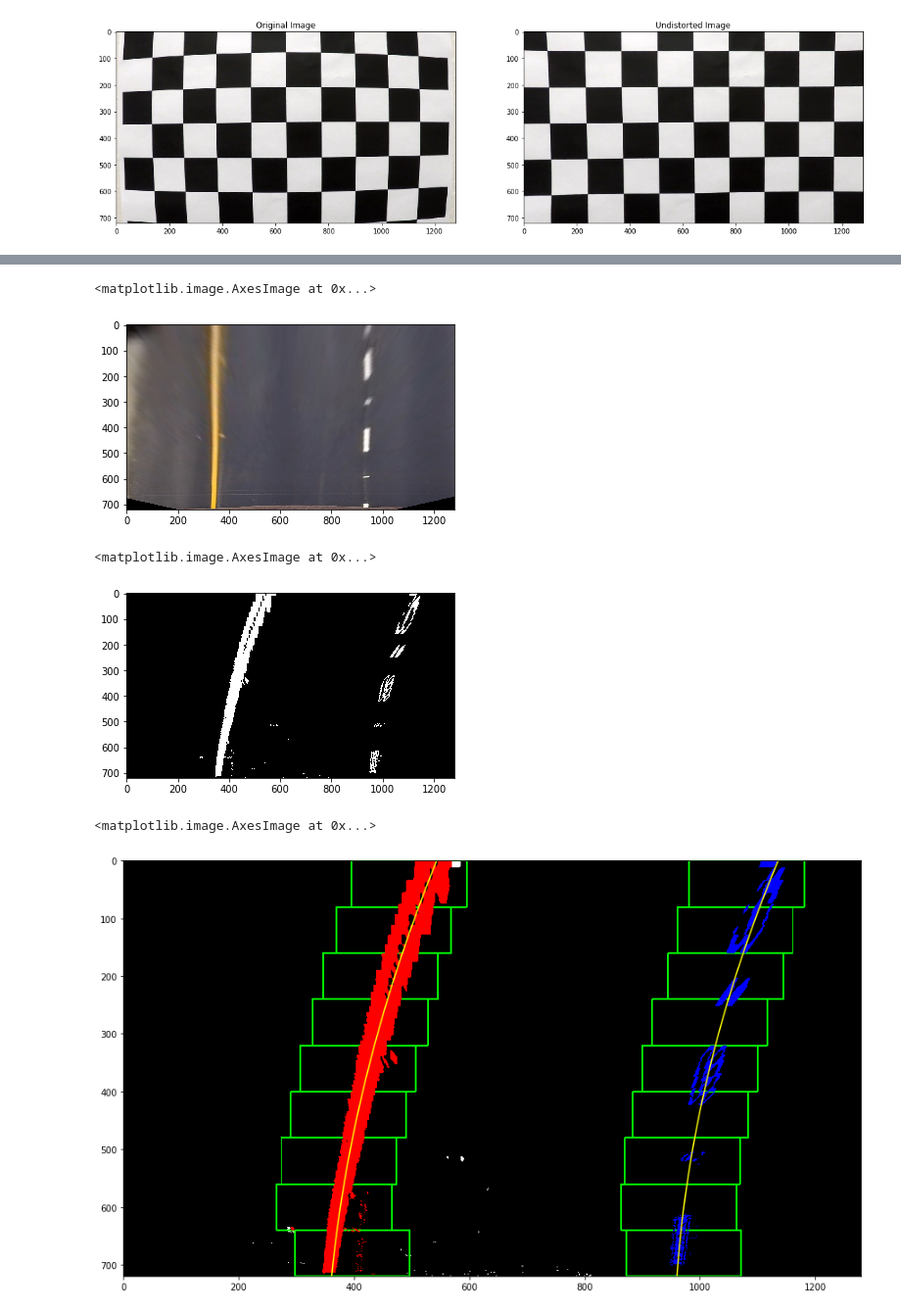
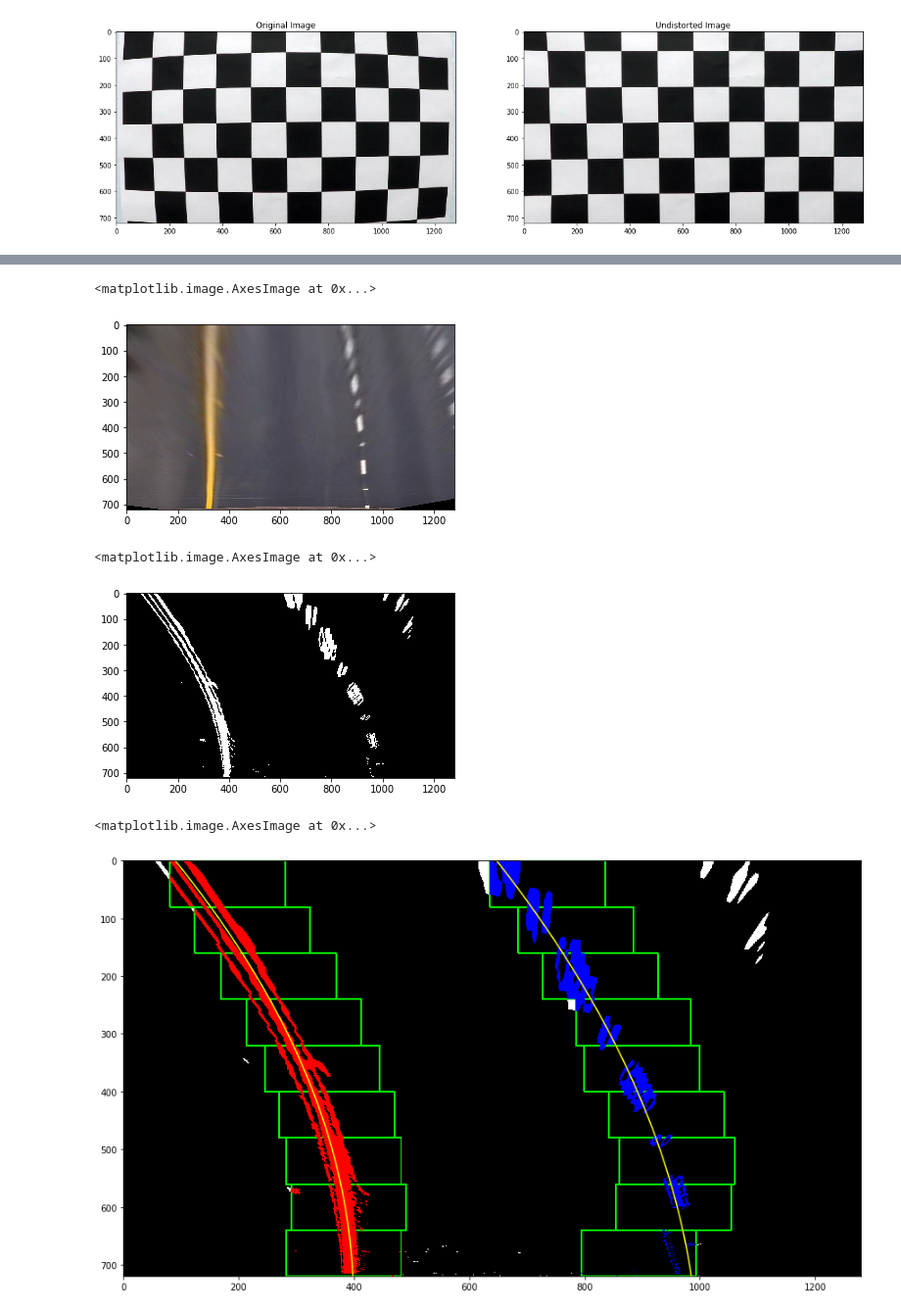
Before and after one commit to moizKachwala/self-drivingCar-advance-lane-p2, a Jupyter notebook: lane_detection.ipynb, the cells around one changed output, grey strips where cells are left out. Shown at 98% size. Drawn from its saved outputs; the diff is of its cells as text; code cells hidden in the pictures.

```diff
--- a/lane_detection.ipynb
+++ b/lane_detection.ipynb
@@ -103,14 +114,11 @@ plt.savefig('output_images/undistorted_car_image.png')
 # %%
 def abs_sobel_thresh(img, orient='x', thresh =(0,255)):
 
-    # Gray Scale
-    gray = cv2.cvtColor(img, cv2.COLOR_RGB2GRAY)
-
     # take the derivative in x or y given orient
     if orient == 'x':
-        abs_sobel = np.absolute(cv2.Sobel(gray, cv2.CV_64F, 1, 0))
+        abs_sobel = np.absolute(cv2.Sobel(img, cv2.CV_64F, 1, 0))
     if orient == 'y':
-        abs_sobel = np.absolute(cv2.Sobel(gray, cv2.CV_64F, 0, 1))
+        abs_sobel = np.absolute(cv2.Sobel(img, cv2.CV_64F, 0, 1))
 
     # Scale to 8-bit (0 - 255) then convert to type = np.uint8
     scaled_sobel = np.uint8(255*abs_sobel/np.max(abs_sobel))
@@ -130,7 +138,6 @@ def mag_thresh(img, sobel_kernel=3, mag_thresh=(0, 255)):
     then compute the magnitude of the gradient
     then applies a threshold and return binary output
     """
-
     # Take the gradient of x and y
     sobelx = cv2.Sobel(img, cv2.CV_64F, 1, 0, ksize=sobel_kernel)
     sobely = cv2.Sobel(img, cv2.CV_64F, 0, 1, ksize=sobel_kernel)
@@ -138,6 +145,7 @@ def mag_thresh(img, sobel_kernel=3, mag_thresh=(0, 255)):
     # Take the magnitude
     gradmag = np.sqrt(sobelx**2 + sobely**2)
 
+    # TODO Check
     # Scale to 8-bit (0 - 255) then convert to type = np.uint8
     scale_factor = np.max(gradmag)/255
     gradmag = (gradmag/scale_factor).astype(np.uint8)
@@ -208,7 +221,8 @@ def combined_color_pipeline(img, sobel_thresh=(20, 100), color_thresh=(170, 255)
 
     return combined_binary
 # %%
-img = mpimg.imread('test_images/test3.jpg')
+img = processing_image
+img = cv2.cvtColor(img, cv2.COLOR_BGR2RGB)
 undistored_image = undistort_image(img, mtx, dist)
 
 # usage of pipe line
@@ -298,21 +311,32 @@ def image_wrapper(img):
 # %%
 # Test the wraping on the straight line image
 
-img = mpimg.imread('test_images/straight_lines1.jpg')
+img = cv2.imread('test_images/straight_lines1.jpg')
+img = cv2.cvtColor(img, cv2.COLOR_BGR2RGB)
 undistorted_image = undistort_image(img, mtx, dist)
 
-wrapped_image = image_wrapper(undistorted_image)
+imshape = img.shape
+src_points = np.float32([[180, 720],
+                      [600, 445],
+                      [680, 440],
+                      [1120, 720]])
+dest_points = np.float32([[300, 720],
+                  [300, 0],
+                  [950, 0],
+                  [950, 720]])
 
-plt.imshow(wrapped_image)
+warped_image = image_wrapper(undistorted_image, src_points, dest_points)
+
+plt.imshow(warped_image)
 # %% [output]
 <matplotlib.image.AxesImage at 0x...>
-[figure, old version]
+[figure, new version]
 # %%
-wrapped_image = image_wrapper(masked_image)
-plt.imshow(wrapped_image, cmap='gray')
+warped_test3 = image_wrapper(masked_image, src_points, dest_points)
+plt.imshow(warped_test3, cmap="gray")
 # %% [output]
 <matplotlib.image.AxesImage at 0x...>
-[figure, old version]
+[figure, new version]
 # %%
 def find_lane_pixels(binary_warped):
 
@@ -410,35 +434,35 @@ def fit_polynomial(binary_warped):
     # Fit a second order polynomial to each using `np.polyfit`
     left_fit = np.polyfit(lefty, leftx, 2)
     right_fit = np.polyfit(righty, rightx, 2)
 
     # Generate x and y values for plotting
     ploty = np.linspace(0, binary_warped.shape[0]-1, binary_warped.shape[0] )
     try:
         left_fitx = left_fit[0]*ploty**2 + left_fit[1]*ploty + left_fit[2]
         right_fitx = right_fit[0]*ploty**2 + right_fit[1]*ploty + right_fit[2]
     except TypeError:
         # Avoids an error if `left` and `right_fit` are still none or incorrect
         print('The function failed to fit a line!')
         left_fitx = 1*ploty**2 + 1*ploty
         right_fitx = 1*ploty**2 + 1*ploty
 
     ## Visualization ##
     # Colors in the left and right lane regions
-    out_img[nonzeroy[left_lane_inds], nonzerox[left_lane_inds]] = [255, 0, 0]
-    out_img[nonzeroy[right_lane_inds], nonzerox[right_lane_inds]] = [0, 0, 255]
+    out_img[lefty, leftx] = [255, 0, 0]
+    out_img[righty, rightx] = [0, 0, 255]
 
     # Plots the left and right polynomials on the lane lines
     plt.plot(left_fitx, ploty, color='yellow')
     plt.plot(right_fitx, ploty, color='yellow')
 
-    return out_img
+    return out_img, ploty, left_fitx, right_fitx
 
 
-out_img = fit_polynomial(wrapped_image)
+out_img, ploty, left_fitx, right_fitx = fit_polynomial(warped_test3)
 
 fig = plt.gcf()
 fig.set_size_inches(15, 20)
 plt.imshow(out_img)
 # %% [output]
 <matplotlib.image.AxesImage at 0x...>
-[figure, old version]
+[figure, new version]
```
Also changed, not shown: parts of 15 cells of this notebook.
